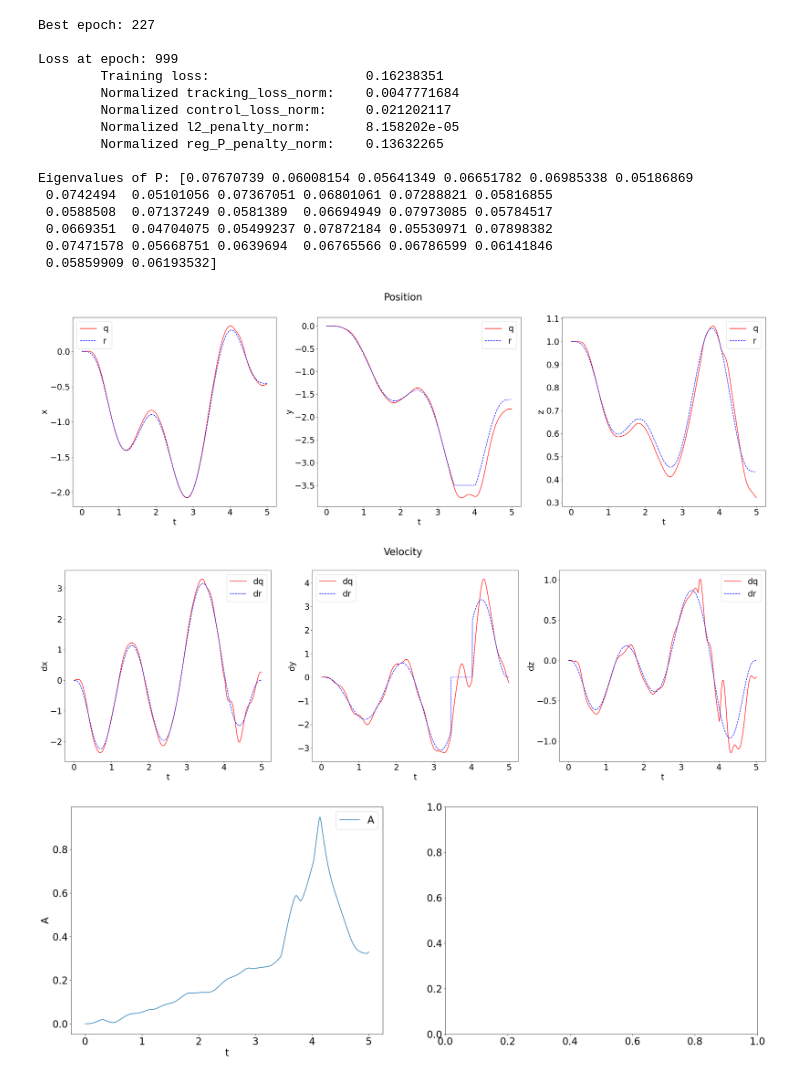
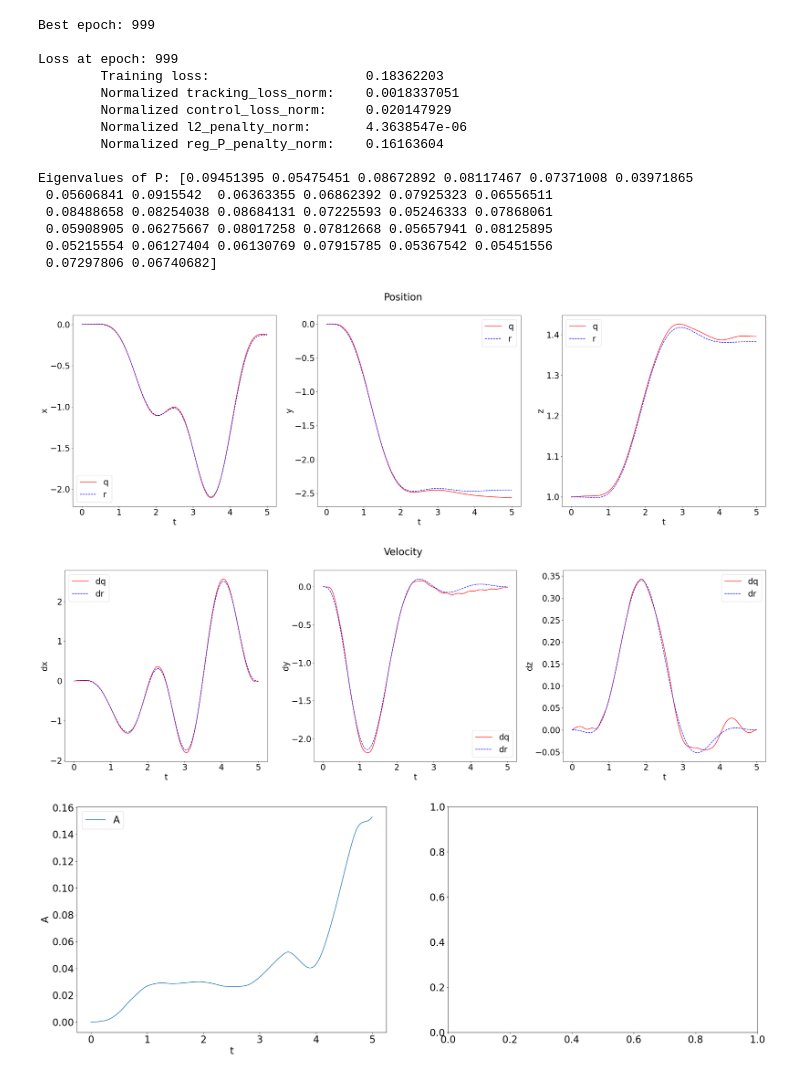
Before and after one commit to joshsohn/COML_hardware, a Jupyter notebook: validate_model.ipynb, the cells around one changed output. Cells and saved outputs as stored; diff of their text form; code cells hidden in the pictures.

```diff
--- a/validate_model.ipynb
+++ b/validate_model.ipynb
@@ -245,48 +245,55 @@ def plot_losses(raw, xlim=[0, 1000], ylim=None):
 # filename = 'seed=0_M=50_E=1000_pinit=2.00_pfreq=2000_regP=0.0000.pkl'
 # trial_name = 'hardware_15'
 # filename = 'seed=0_M=50_E=1000_pinit=2.00_pfreq=2000_regP=0.0000.pkl'
 # trial_name = 'hardware_16'
 # filename = 'seed=0_M=50_E=1000_pinit=2.00_pfreq=2000_regP=0.0020.pkl'
 # trial_name = 'z_up_reg_P_1e-1'
 # filename = 'seed=0_M=50_E=1000_pinit=2.00_pfreq=2000_regP=0.1000.pkl'
 # trial_name = 'z_up_reg_P_1'
 # filename = 'seed=0_M=50_E=1000_pinit=2.00_pfreq=2000_regP=1.0000.pkl'
 # trial_name = 'z_up_reg_P_1_kRz'
 # filename = 'seed=0_M=50_E=1000_pinit=2.00_pfreq=2000_regP=1.0000.pkl'
 # trial_name = 'z_up_reg_P_10'
 # filename = 'seed=0_M=50_E=1000_pinit=2.00_pfreq=2000_regP=10.0000.pkl'
-trial_name = 'test_P'
-filename = 'seed=0_M=5_E=1000_pinit=2.00_pfreq=2000_regP=1.0000.pkl'
-
+# trial_name = 'test_P'
+# filename = 'seed=0_M=5_E=1000_pinit=2.00_pfreq=2000_regP=1.0000.pkl'
+# trial_name = 'z_up_reg_P_1_kRz'
+# filename = 'seed=0_M=50_E=1000_pinit=2.00_pfreq=2000_regP=1.0000.pkl'
+# trial_name = 'z_up_reg_P_1e-1_kRz'
+# filename = 'seed=0_M=50_E=1000_pinit=2.00_pfreq=2000_regP=0.1000.pkl'
+# trial_name = 'z_up_reg_P_5e-1_kRz'
+# filename = 'seed=0_M=50_E=1000_pinit=2.00_pfreq=2000_regP=0.5000.pkl'
+trial_name = 'z_up_reg_P1_kROmega'
+filename = 'seed=0_M=50_E=1000_pinit=2.00_pfreq=2000_regP=1.0000.pkl'
 
 pkl = f'{trial_name}/{filename}'
 with open(f'train_results/{pkl}', 'rb') as file:
     raw = pickle.load(file)
 
 print('Best epoch:', raw['best_step_meta'])
 
 validate_model(raw, 999, print_=True, plot=True)
 
 E = int(raw['hparams']['ensemble']['num_epochs'])
 plot_losses(raw)
 # plot_losses(raw, xlim=[100,E])
 plot_losses(raw, xlim=[100,E], ylim=[0,0.1])
 # %% [output]
-Best epoch: 227
+Best epoch: 999
 
 Loss at epoch: 999
-        Training loss:                    0.16238351
-        Normalized tracking_loss_norm:    0.0047771684
-        Normalized control_loss_norm:     0.021202117
-        Normalized l2_penalty_norm:       8.158202e-05
-        Normalized reg_P_penalty_norm:    0.13632265
+        Training loss:                    0.18362203
+        Normalized tracking_loss_norm:    0.0018337051
+        Normalized control_loss_norm:     0.020147929
+        Normalized l2_penalty_norm:       4.3638547e-06
+        Normalized reg_P_penalty_norm:    0.16163604
 
-Eigenvalues of P: [0.07670739 0.06008154 0.05641349 0.06651782 0.06985338 0.05186869
- 0.0742494  0.05101056 0.07367051 0.06801061 0.07288821 0.05816855
- 0.0588508  0.07137249 0.0581389  0.06694949 0.07973085 0.05784517
- 0.0669351  0.04704075 0.05499237 0.07872184 0.05530971 0.07898382
- 0.07471578 0.05668751 0.0639694  0.06765566 0.06786599 0.06141846
- 0.05859909 0.06193532]
+Eigenvalues of P: [0.09451395 0.05475451 0.08672892 0.08117467 0.07371008 0.03971865
+ 0.05606841 0.0915542  0.06363355 0.06862392 0.07925323 0.06556511
+ 0.08488658 0.08254038 0.08684131 0.07225593 0.05246333 0.07868061
+ 0.05908905 0.06275667 0.08017258 0.07812668 0.05657941 0.08125895
+ 0.05215554 0.06127404 0.06130769 0.07915785 0.05367542 0.05451556
+ 0.07297806 0.06740682]
-[figure, old version]
+[figure, new version]
-[figure, old version]
+[figure, new version]
-[figure, old version]
+[figure, new version]
```
Also changed, not shown: parts of 1 cell of this notebook, 39 other files.
